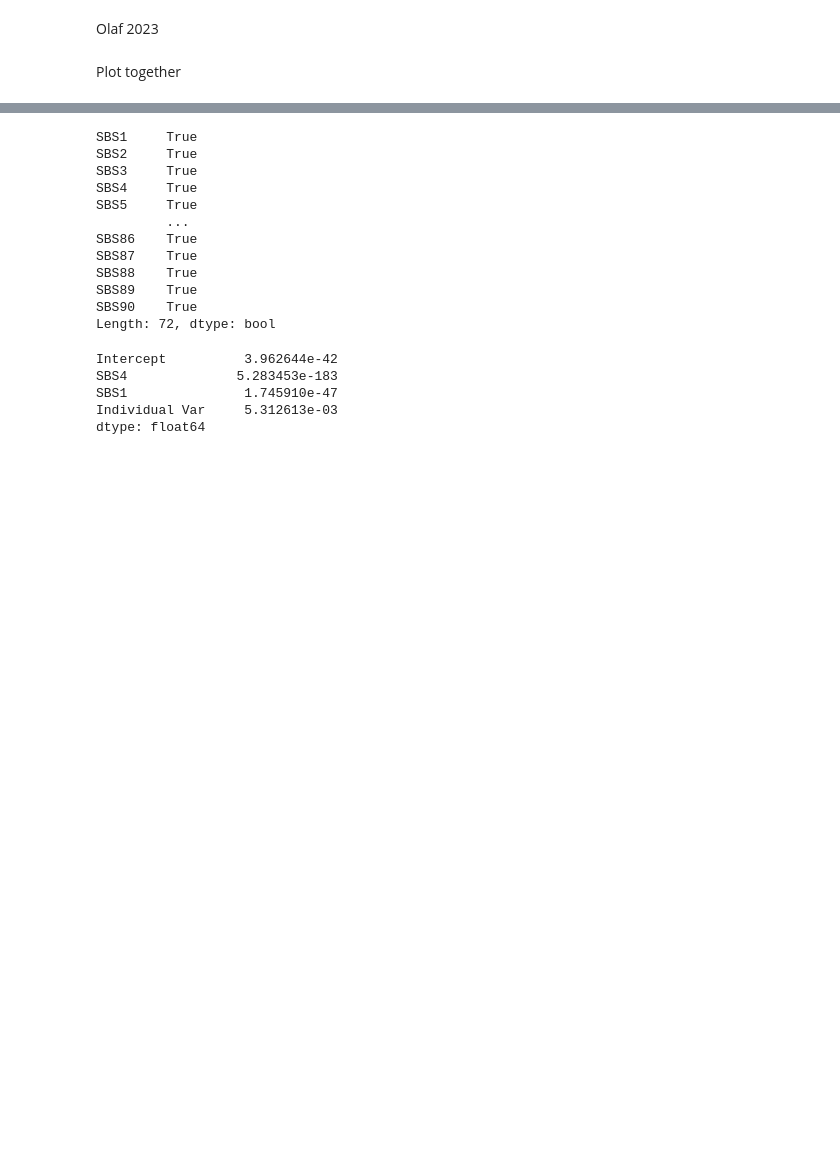
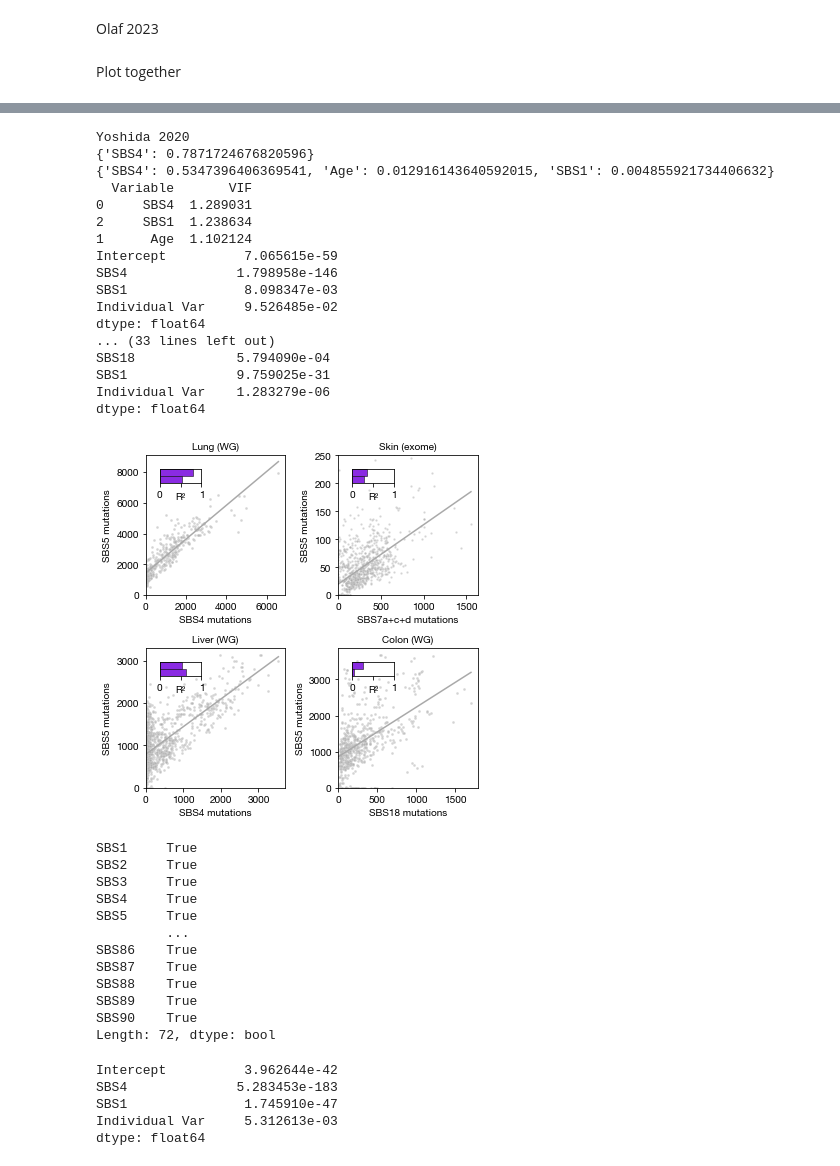
Before and after one commit to n-t-n-el/sbs5, a Jupyter notebook: notebooks/fig3.ipynb, the cells around one changed output, grey strips where cells are left out. Saved outputs shown, nothing was run; the diff lists cells and outputs as text; code cells hidden in the pictures; blank space fills up the shorter version.

```diff
--- a/notebooks/fig3.ipynb
+++ b/notebooks/fig3.ipynb
@@ -710,3 +721,49 @@ dtype: float64
+# %%
+# Configuration
+plt.rcParams["font.family"] = "Helvetica Neue"
+mosaic = '''
+BBCC
+DDEE
+'''
+fig, axs = plt.subplot_mosaic(mosaic, figsize=[5.5,5.5])
+
+# Process panels B-E
+nonc_params_l = []
+for panel in ["B", "C", "D", "E"]:
+    params = datasets[panel]
+    print(params["label"])
+
+    mod_params = master_func(params, panel, axs[panel])
+    nonc_params_l.append(mod_params)
+axs["C"].set_xlabel("SBS7a+c+d mutations")
+
+nonc_params = pd.DataFrame(nonc_params_l)
+nonc_params.columns = ["r2_0","p_0","r2_2",	"p_2", "signature", "n_samples", "pub"]
+nonc_params.to_csv("nonc_results.csv", index=False)
+
+# Final layout and save
+plt.tight_layout()
+#plt.savefig("pdfs/fig3.pdf")
+plt.savefig("pdfs/fig3_bsky.jpg", dpi=400)
+# %% [output]
+Yoshida 2020
+{'SBS4': 0.7871724676820596}
+{'SBS4': 0.5347396406369541, 'Age': 0.012916143640592015, 'SBS1': 0.004855921734406632}
+  Variable       VIF
+0     SBS4  1.289031
+2     SBS1  1.238634
+1      Age  1.102124
+Intercept          7.065615e-59
+SBS4              1.798958e-146
+SBS1               8.098347e-03
+Individual Var     9.526485e-02
+dtype: float64
+... (33 lines left out)
+SBS18             5.794090e-04
+SBS1              9.759025e-31
+Individual Var    1.283279e-06
+dtype: float64
+[figure, added]
 # %%
 df = datasets["B"]["data"]
 fsigs = [s for s in df.columns if "fSBS" in s]
```
Also changed, not shown: parts of 4 cells of this notebook, 5 other files.
